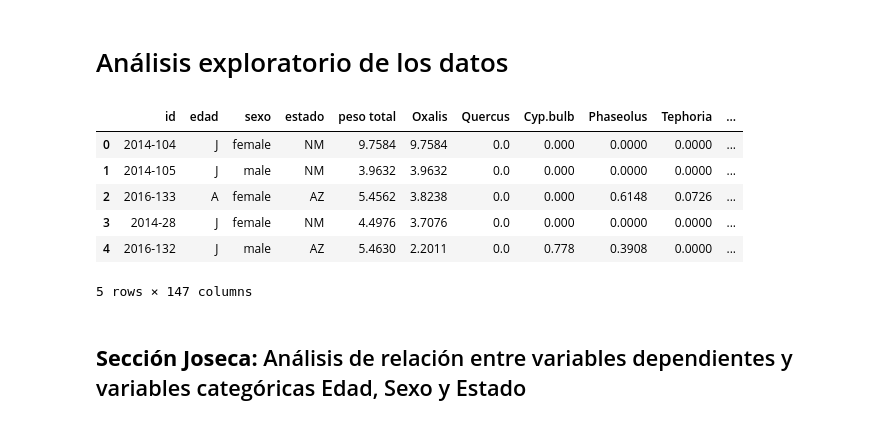
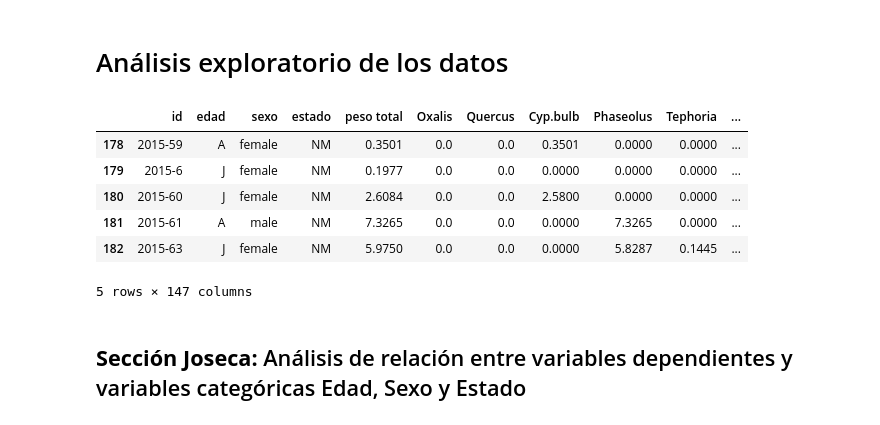
Before and after one commit to anmerino-pnd/codornices, a Jupyter notebook: eda.ipynb, the cells around one changed output. Cells and saved outputs as stored; diff of their text form; code cells hidden in the pictures.

```diff
--- a/eda.ipynb
+++ b/eda.ipynb
@@ -9,14 +9,14 @@ import plotly.express as px
 # %%
 # Cargar datos
 df = pd.read_csv('data/codornices.csv')
-df.head()
+df.tail()
 # %% [output]
 |  | id | edad | sexo | estado | peso total | Oxalis | Quercus | Cyp.bulb | Phaseolus | Tephoria | ... |
-| 0 | 2014-104 | J | female | NM | 9.7584 | 9.7584 | 0.0 | 0.000 | 0.0000 | 0.0000 | ... |
-| 1 | 2014-105 | J | male | NM | 3.9632 | 3.9632 | 0.0 | 0.000 | 0.0000 | 0.0000 | ... |
-| 2 | 2016-133 | A | female | AZ | 5.4562 | 3.8238 | 0.0 | 0.000 | 0.6148 | 0.0726 | ... |
-| 3 | 2014-28 | J | female | NM | 4.4976 | 3.7076 | 0.0 | 0.000 | 0.0000 | 0.0000 | ... |
-| 4 | 2016-132 | J | male | AZ | 5.4630 | 2.2011 | 0.0 | 0.778 | 0.3908 | 0.0000 | ... |
+| 178 | 2015-59 | A | female | NM | 0.3501 | 0.0 | 0.0 | 0.3501 | 0.0000 | 0.0000 | ... |
+| 179 | 2015-6 | J | female | NM | 0.1977 | 0.0 | 0.0 | 0.0000 | 0.0000 | 0.0000 | ... |
+| 180 | 2015-60 | J | female | NM | 2.6084 | 0.0 | 0.0 | 2.5800 | 0.0000 | 0.0000 | ... |
+| 181 | 2015-61 | A | male | NM | 7.3265 | 0.0 | 0.0 | 0.0000 | 7.3265 | 0.0000 | ... |
+| 182 | 2015-63 | J | female | NM | 5.9750 | 0.0 | 0.0 | 0.0000 | 5.8287 | 0.1445 | ... |
 5 rows × 147 columns
 # %% [markdown]
 ## **Sección Joseca:** Análisis de relación entre variables dependientes y variables categóricas Edad, Sexo y Estado
```
Also changed, not shown: 1 other file.
